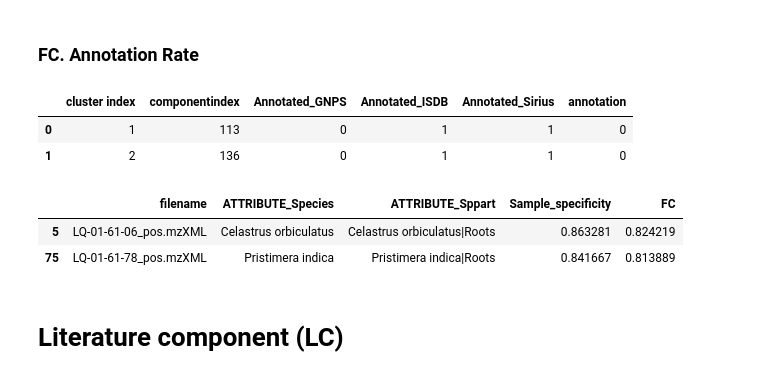
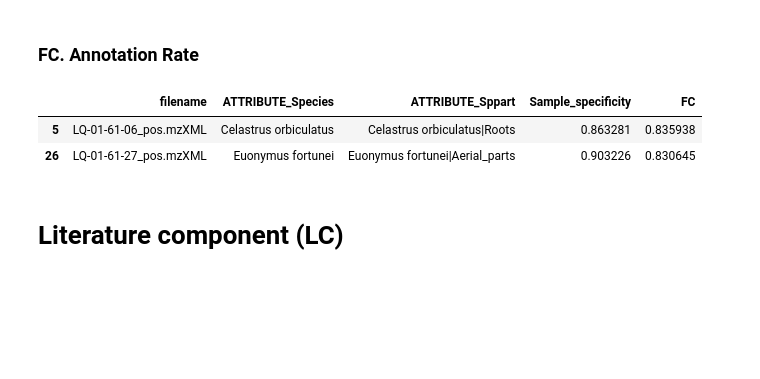
Before and after one commit to luigiquiros/inventa, a Jupyter notebook: notebook/INVENTA_V8.ipynb, the cells around one changed output. Saved outputs shown, nothing was run; the diff lists cells and outputs as text; code cells hidden in the pictures; blank space fills up the shorter version.

```diff
--- a/notebook/INVENTA_V8.ipynb
+++ b/notebook/INVENTA_V8.ipynb
@@ -225,20 +228,16 @@ specificity_df.head(2)
 # %%
 annotation_df = inv.annotations(annot_gnps_df, annot_is_df, annot_sirius_df,only_ms2_annotations, sirius_annotations, isbd_annotations,
                 min_score_final, min_ConfidenceScore, min_ZodiacScore)
-annotation_df.head(2)
+#annotation_df.head(2)
-# %% [output]
-|  | cluster index | componentindex | Annotated_GNPS | Annotated_ISDB | Annotated_Sirius | annotation |
-| 0 | 1 | 113 | 0 | 1 | 1 | 0 |
-| 1 | 2 | 136 | 0 | 1 | 1 | 0 |
 # %%
-FC = inv.feature_component(specificity_df, annotation_df, metadata_df, FC_component,
-                        only_feature_specificity, min_specificity, annotation_preference)
+FC = inv.feature_component(specificity_df, annotation_df, metadata_df,
+                            only_feature_specificity, min_specificity, annotation_preference)
 #FC = FC.sort_values(by=['FC'], ascending=False)
 FC.head(2)
 # %% [output]
 |  | filename | ATTRIBUTE_Species | ATTRIBUTE_Sppart | Sample_specificity | FC |
-| 5 | LQ-01-61-06_pos.mzXML | Celastrus orbiculatus | Celastrus orbiculatus|Roots | 0.863281 | 0.824219 |
-| 75 | LQ-01-61-78_pos.mzXML | Pristimera indica | Pristimera indica|Roots | 0.841667 | 0.813889 |
+| 5 | LQ-01-61-06_pos.mzXML | Celastrus orbiculatus | Celastrus orbiculatus|Roots | 0.863281 | 0.835938 |
+| 26 | LQ-01-61-27_pos.mzXML | Euonymus fortunei | Euonymus fortunei|Aerial_parts | 0.903226 | 0.830645 |
 # %% [markdown]
 # Literature component (LC)
 # %%
```
Also changed, not shown: parts of 14 cells of this notebook, 2 other files.
